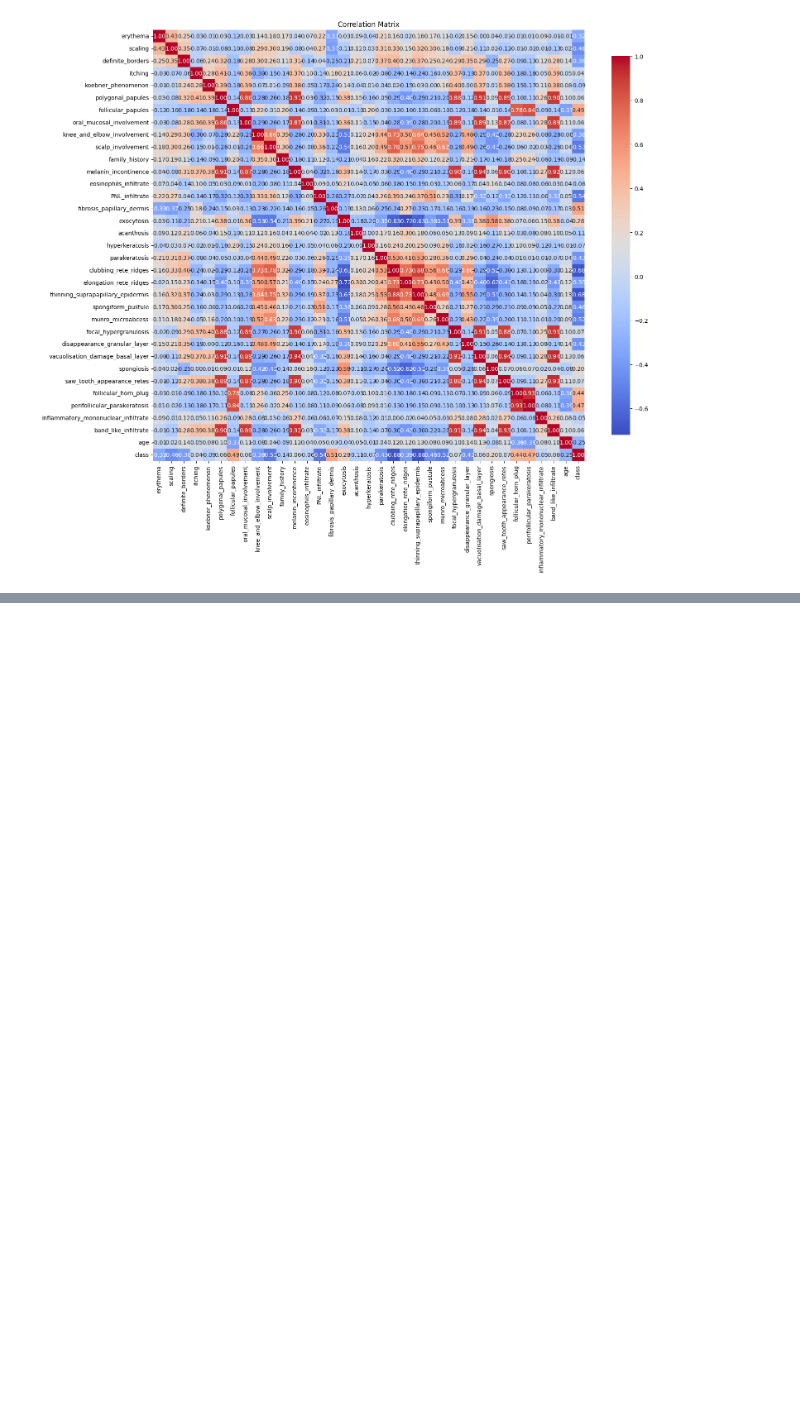
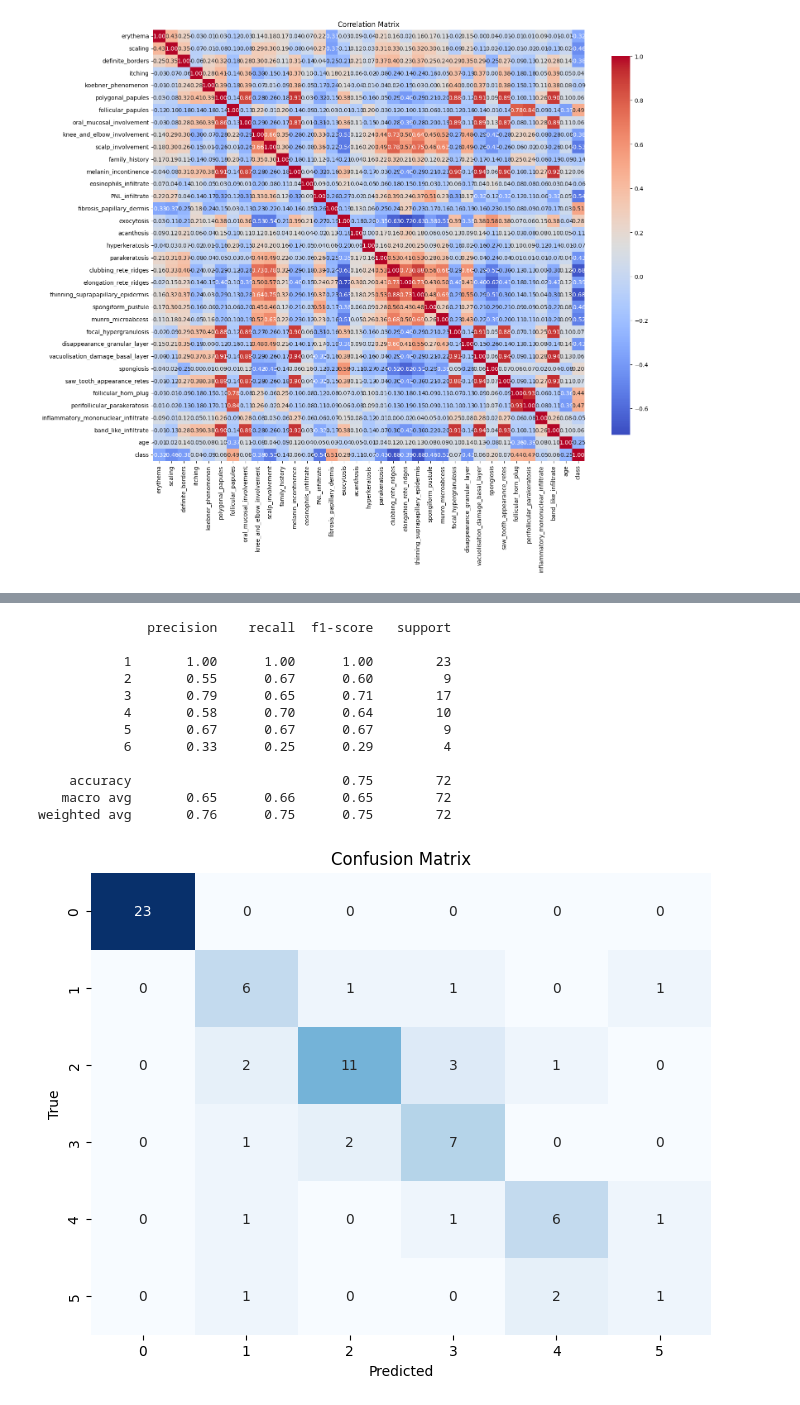
Before and after one commit to geckonoff/DermatologyClassification, a Jupyter notebook: dermatologic.ipynb, the cells around one changed output, grey strips where cells are left out. Saved outputs shown, nothing was run; the diff lists cells and outputs as text; code cells hidden in the pictures; blank space fills up the shorter version.

Commit message:
Adding Decision Tree

```diff
--- a/dermatologic.ipynb
+++ b/dermatologic.ipynb
@@ -100,2 +152,44 @@ plt.show()
 [t-SNE] KL divergence after 1000 iterations: 0.316719
 [figure]
+# %%
+# Split the date into train, cross-validation and test sets
+train, validate, test = \
+              np.split(df.sample(frac=1, random_state=42),
+                       [int(.6*len(df)), int(.8*len(df))])
+# %%
+# Create Desitiontree model
+# Create fitches and labels for train that should be: Age, Family Hystory, Scaling, Border, Thinning suprapapillary epidermis, erytema, itching and koebner phenomenon and spongiosis
+X_train = train[['age', 'family_history', 'scaling', 'definite_borders', 'thinning_suprapapillary_epidermis', 'erythema', 'itching', 'koebner_phenomenon', 'spongiosis']].values
+y_train = train['class'].values
+X_validate = validate[['age', 'family_history', 'scaling', 'definite_borders', 'thinning_suprapapillary_epidermis', 'erythema', 'itching', 'koebner_phenomenon', 'spongiosis']].values
+y_validate = validate['class'].values
+# Create Desitiontree model
+model = DecisionTreeClassifier(random_state=42)
+# Fit the model
+model.fit(X_train, y_train)
+# Predict the labels for the validation set
+y_pred = model.predict(X_validate)
+# Print the classification report
+print(classification_report(y_validate, y_pred))
+# Print the confusion matrix
+cm = confusion_matrix(y_validate, y_pred)
+plt.figure(figsize=(8, 6))
+sns.heatmap(cm, annot=True, fmt='d', cmap='Blues', cbar=False)
+plt.title('Confusion Matrix')
+plt.xlabel('Predicted')
+plt.ylabel('True')
+plt.show()
+# %% [output]
+              precision    recall  f1-score   support
+
+           1       1.00      1.00      1.00        23
+           2       0.55      0.67      0.60         9
+           3       0.79      0.65      0.71        17
+           4       0.58      0.70      0.64        10
+           5       0.67      0.67      0.67         9
+           6       0.33      0.25      0.29         4
+
+    accuracy                           0.75        72
+   macro avg       0.65      0.66      0.65        72
+weighted avg       0.76      0.75      0.75        72
+[figure, added]
```
Also changed, not shown: parts of 7 cells of this notebook.
